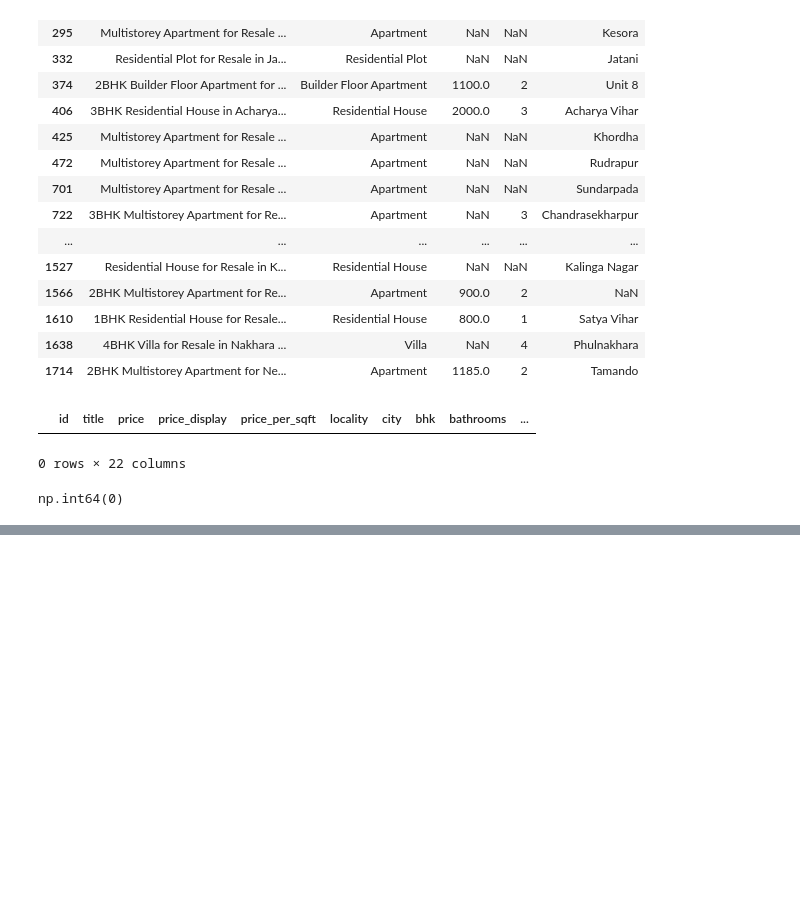
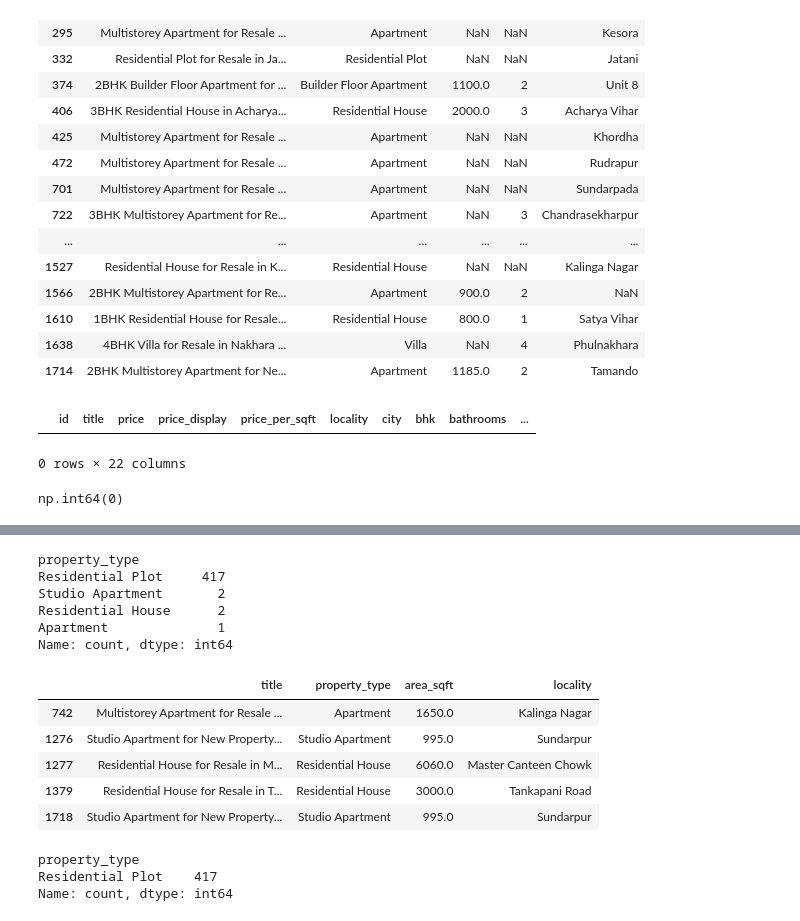
Before and after one commit to Abhisek8895/real-estate-price-prediction, a Jupyter notebook: notebooks/01_data_cleaning.ipynb, the cells around one changed output, grey strips where cells are left out. Cells and saved outputs as stored; diff of their text form; code cells hidden in the pictures; blank space fills up the shorter version.

```diff
--- a/notebooks/01_data_cleaning.ipynb
+++ b/notebooks/01_data_cleaning.ipynb
@@ -345,0 +362,6 @@ print(df.shape)
+# %%
+# Replace '> 10' with 11
+df["bhk"] = df["bhk"].replace("> 10", "11")
+
+# Convert BHK to nullable integer type
+df["bhk"] = df["bhk"].astype("Int64")
@@ -345,0 +387,23 @@ print(df.shape)
+# %%
+# Check missing BHK by property type after conversion
+df[df["bhk"].isna()]["property_type"].value_counts()
+# %% [output]
+property_type
+Residential Plot     417
+Studio Apartment       2
+Residential House      2
+Apartment              1
+Name: count, dtype: int64
+# %%
+# Display non-plot properties with missing BHK
+df[
+    (df["bhk"].isna()) &
+    (df["property_type"] != "Residential Plot")
+][["title", "property_type", "area_sqft", "locality"]]
+# %% [output]
+|  | title | property_type | area_sqft | locality |
+| 742 | Multistorey Apartment for Resale ... | Apartment | 1650.0 | Kalinga Nagar |
+| 1276 | Studio Apartment for New Property... | Studio Apartment | 995.0 | Sundarpur |
+| 1277 | Residential House for Resale in M... | Residential House | 6060.0 | Master Canteen Chowk |
+| 1379 | Residential House for Resale in T... | Residential House | 3000.0 | Tankapani Road |
+| 1718 | Studio Apartment for New Property... | Studio Apartment | 995.0 | Sundarpur |
@@ -345,0 +418,7 @@ print(df.shape)
+# %%
+# Check missing BHK values by property type
+df[df["bhk"].isna()]["property_type"].value_counts()
+# %% [output]
+property_type
+Residential Plot    417
+Name: count, dtype: int64
```
Also changed, not shown: parts of 7 cells of this notebook.
